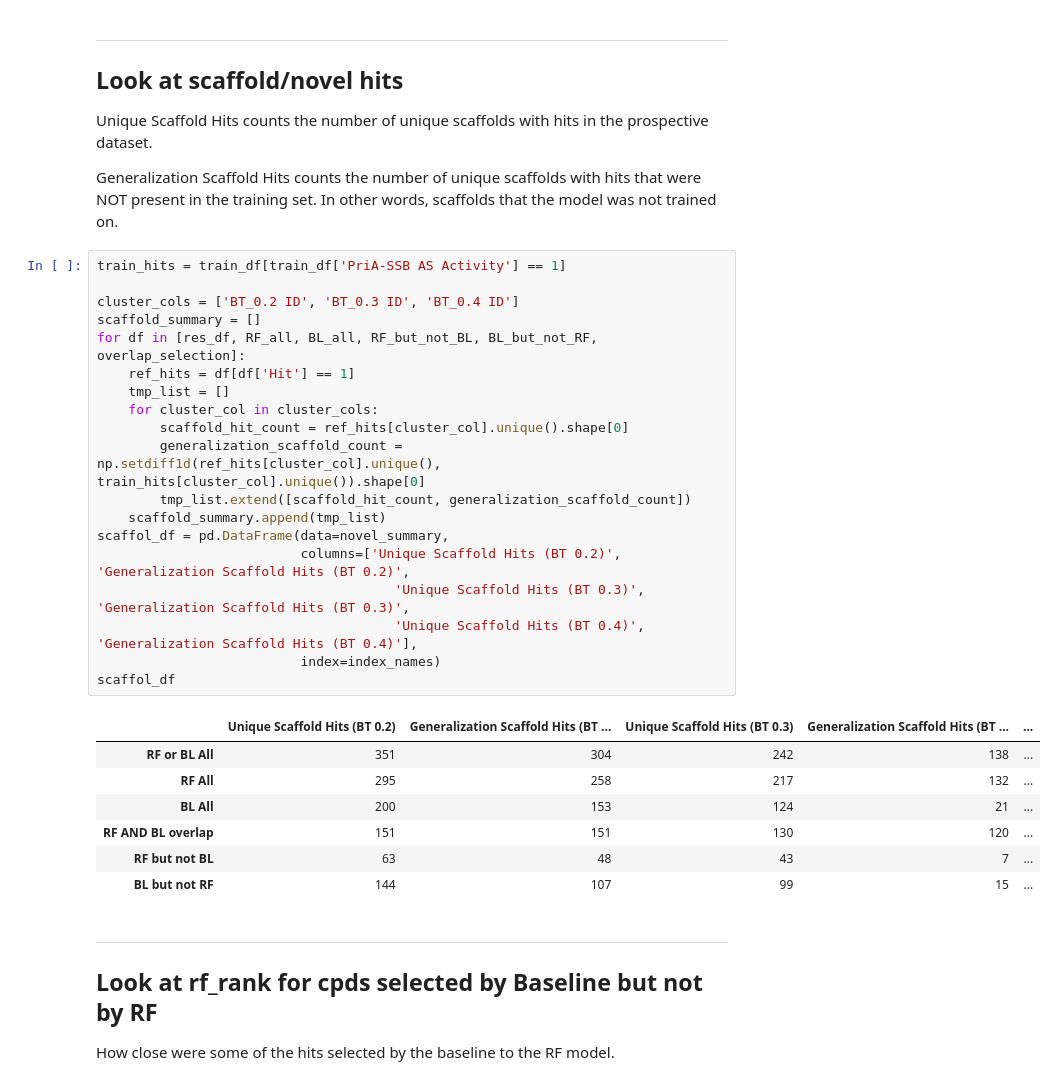
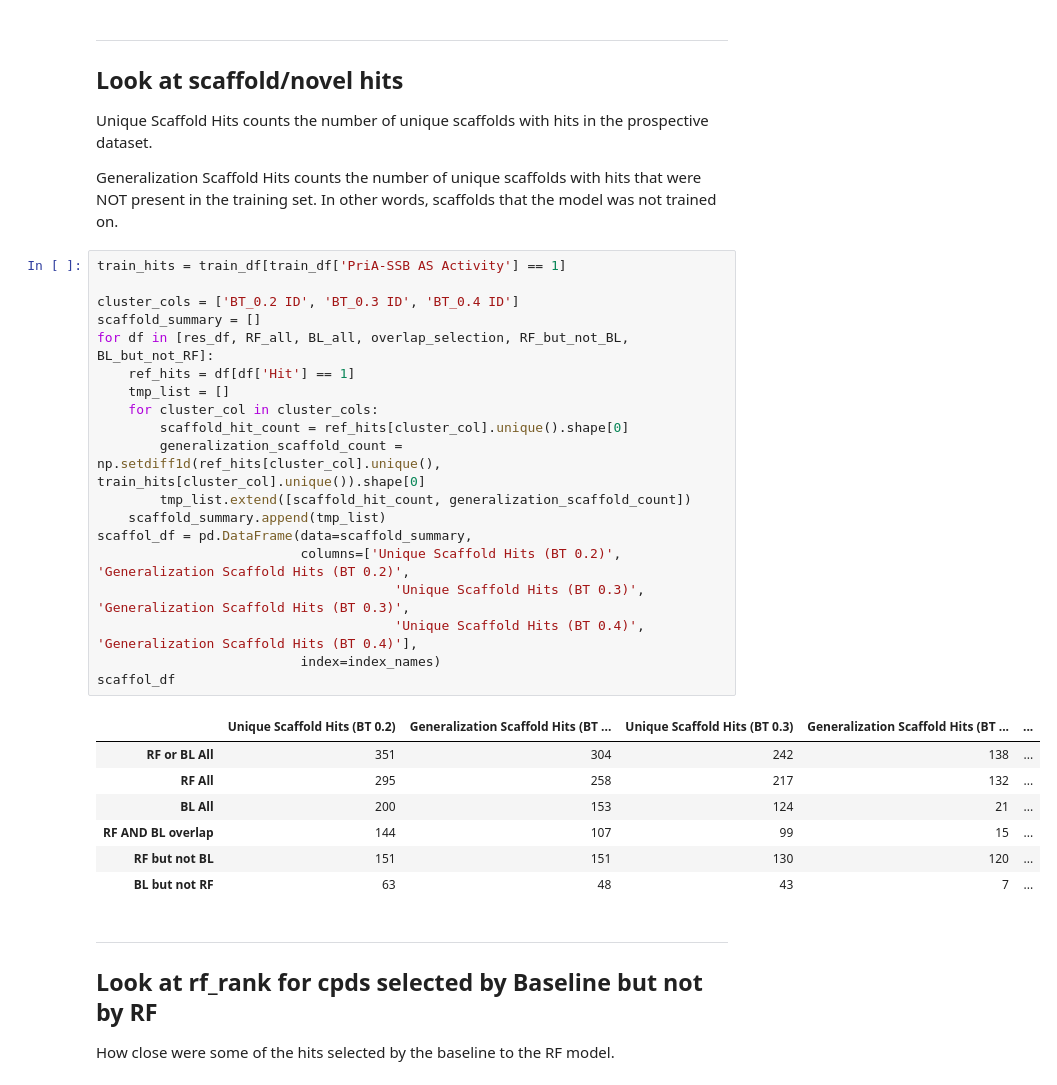
Before and after one commit to gitter-lab/pria-ams-enamine, a Jupyter notebook: analysis_notebooks/Process AMS Results.ipynb, the cells around one changed output. Drawn from its saved outputs; the diff is of its cells as text.

Commit message:
Update Process AMS Results.ipynb
- Update to Scaffold hits table in AMS Results notebook.

```diff
--- a/analysis_notebooks/Process AMS Results.ipynb
+++ b/analysis_notebooks/Process AMS Results.ipynb
@@ -60,30 +60,30 @@ Generalization Scaffold Hits counts the number of unique scaffolds with hits tha
 # %%
 train_hits = train_df[train_df['PriA-SSB AS Activity'] == 1]
 
 cluster_cols = ['BT_0.2 ID', 'BT_0.3 ID', 'BT_0.4 ID']
 scaffold_summary = []
-for df in [res_df, RF_all, BL_all, RF_but_not_BL, BL_but_not_RF, overlap_selection]:
+for df in [res_df, RF_all, BL_all, overlap_selection, RF_but_not_BL, BL_but_not_RF]:
     ref_hits = df[df['Hit'] == 1]
     tmp_list = []
     for cluster_col in cluster_cols:
         scaffold_hit_count = ref_hits[cluster_col].unique().shape[0]
         generalization_scaffold_count = np.setdiff1d(ref_hits[cluster_col].unique(), train_hits[cluster_col].unique()).shape[0]
         tmp_list.extend([scaffold_hit_count, generalization_scaffold_count])
     scaffold_summary.append(tmp_list)
-scaffol_df = pd.DataFrame(data=novel_summary,
+scaffol_df = pd.DataFrame(data=scaffold_summary,
                           columns=['Unique Scaffold Hits (BT 0.2)', 'Generalization Scaffold Hits (BT 0.2)',
                                       'Unique Scaffold Hits (BT 0.3)', 'Generalization Scaffold Hits (BT 0.3)',
                                       'Unique Scaffold Hits (BT 0.4)', 'Generalization Scaffold Hits (BT 0.4)'],
                           index=index_names)
 scaffol_df
 # %% [output]
 |  | Unique Scaffold Hits (BT 0.2) | Generalization Scaffold Hits (BT ... | Unique Scaffold Hits (BT 0.3) | Generalization Scaffold Hits (BT ... | ... |
 | RF or BL All | 351 | 304 | 242 | 138 | ... |
 | RF All | 295 | 258 | 217 | 132 | ... |
 | BL All | 200 | 153 | 124 | 21 | ... |
-| RF AND BL overlap | 151 | 151 | 130 | 120 | ... |
-| RF but not BL | 63 | 48 | 43 | 7 | ... |
-| BL but not RF | 144 | 107 | 99 | 15 | ... |
+| RF AND BL overlap | 144 | 107 | 99 | 15 | ... |
+| RF but not BL | 151 | 151 | 130 | 120 | ... |
+| BL but not RF | 63 | 48 | 43 | 7 | ... |
 # %% [markdown]
 ---
 ## Look at rf_rank for cpds selected by Baseline but not by RF
```
